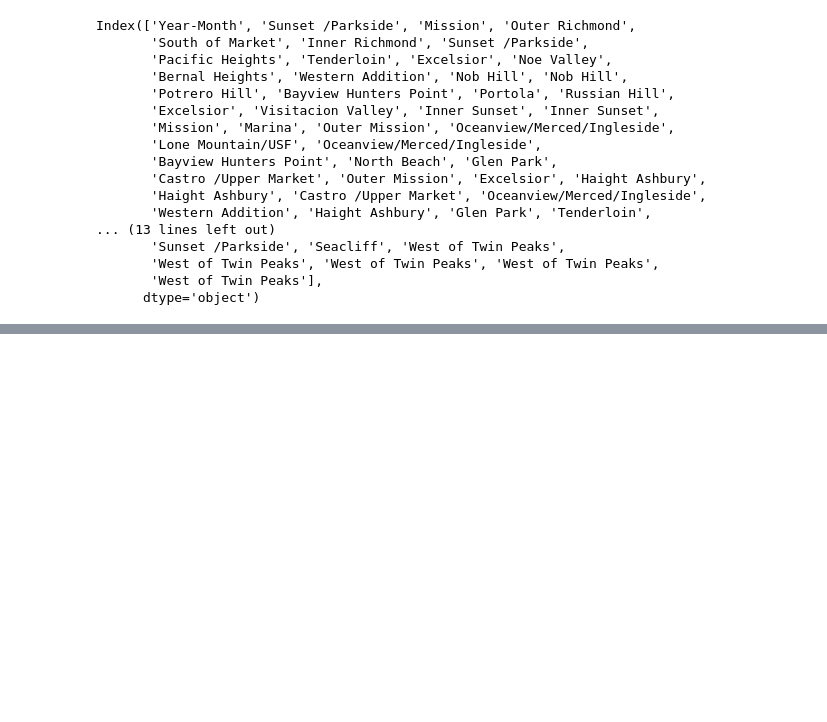
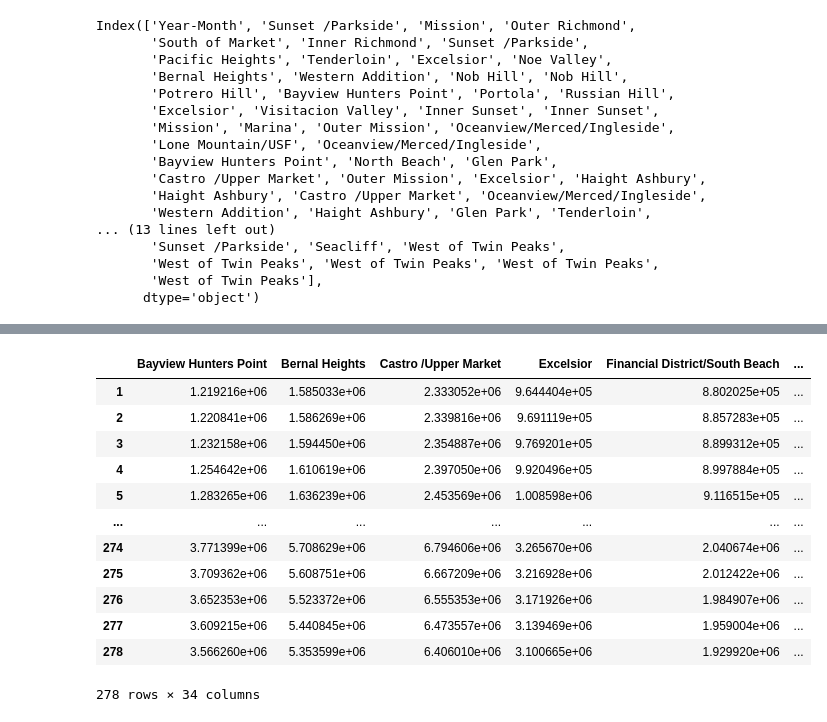
Before and after one commit to ahmed-saleem916/Virtual-Reality-, a Jupyter notebook: house_date_column.ipynb, the cells around one changed output, grey strips where cells are left out. Saved outputs shown, nothing was run; the diff lists cells and outputs as text; code cells hidden in the pictures; blank space fills up the shorter version.

```diff
--- a/house_date_column.ipynb
+++ b/house_date_column.ipynb
@@ -248,2 +248,20 @@ region_drop = house_values_sf.drop(columns=["StateName", "SizeRank", "RegionType
 
 # incident_reports = police_individual.loc[police_individual["Incident Year"]<2023]
+# %%
+sf_neighborhoods = house_df_transposed.groupby(level=0, axis=1).sum()
+sf_neighborhoods
+# df.groupby(level=0, axis=1).sum()
+# %% [output]
+|  | Bayview Hunters Point | Bernal Heights | Castro /Upper Market | Excelsior | Financial District/South Beach | ... |
+| 1 | 1.219216e+06 | 1.585033e+06 | 2.333052e+06 | 9.644404e+05 | 8.802025e+05 | ... |
+| 2 | 1.220841e+06 | 1.586269e+06 | 2.339816e+06 | 9.691119e+05 | 8.857283e+05 | ... |
+| 3 | 1.232158e+06 | 1.594450e+06 | 2.354887e+06 | 9.769201e+05 | 8.899312e+05 | ... |
+| 4 | 1.254642e+06 | 1.610619e+06 | 2.397050e+06 | 9.920496e+05 | 8.997884e+05 | ... |
+| 5 | 1.283265e+06 | 1.636239e+06 | 2.453569e+06 | 1.008598e+06 | 9.116515e+05 | ... |
+| ... | ... | ... | ... | ... | ... | ... |
+| 274 | 3.771399e+06 | 5.708629e+06 | 6.794606e+06 | 3.265670e+06 | 2.040674e+06 | ... |
+| 275 | 3.709362e+06 | 5.608751e+06 | 6.667209e+06 | 3.216928e+06 | 2.012422e+06 | ... |
+| 276 | 3.652353e+06 | 5.523372e+06 | 6.555353e+06 | 3.171926e+06 | 1.984907e+06 | ... |
+| 277 | 3.609215e+06 | 5.440845e+06 | 6.473557e+06 | 3.139469e+06 | 1.959004e+06 | ... |
+| 278 | 3.566260e+06 | 5.353599e+06 | 6.406010e+06 | 3.100665e+06 | 1.929920e+06 | ... |
+278 rows × 34 columns
```
Also changed, not shown: parts of 6 cells of this notebook, 2 other files.
